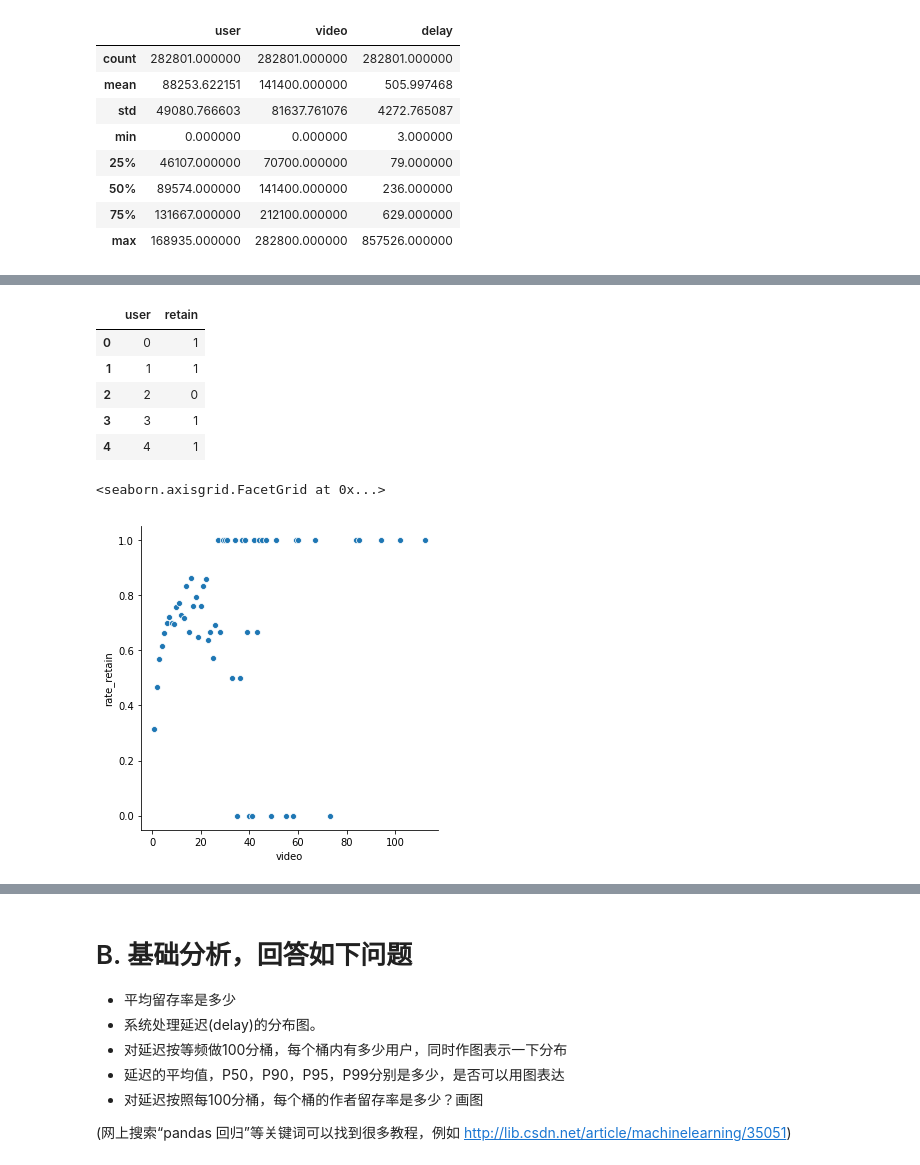
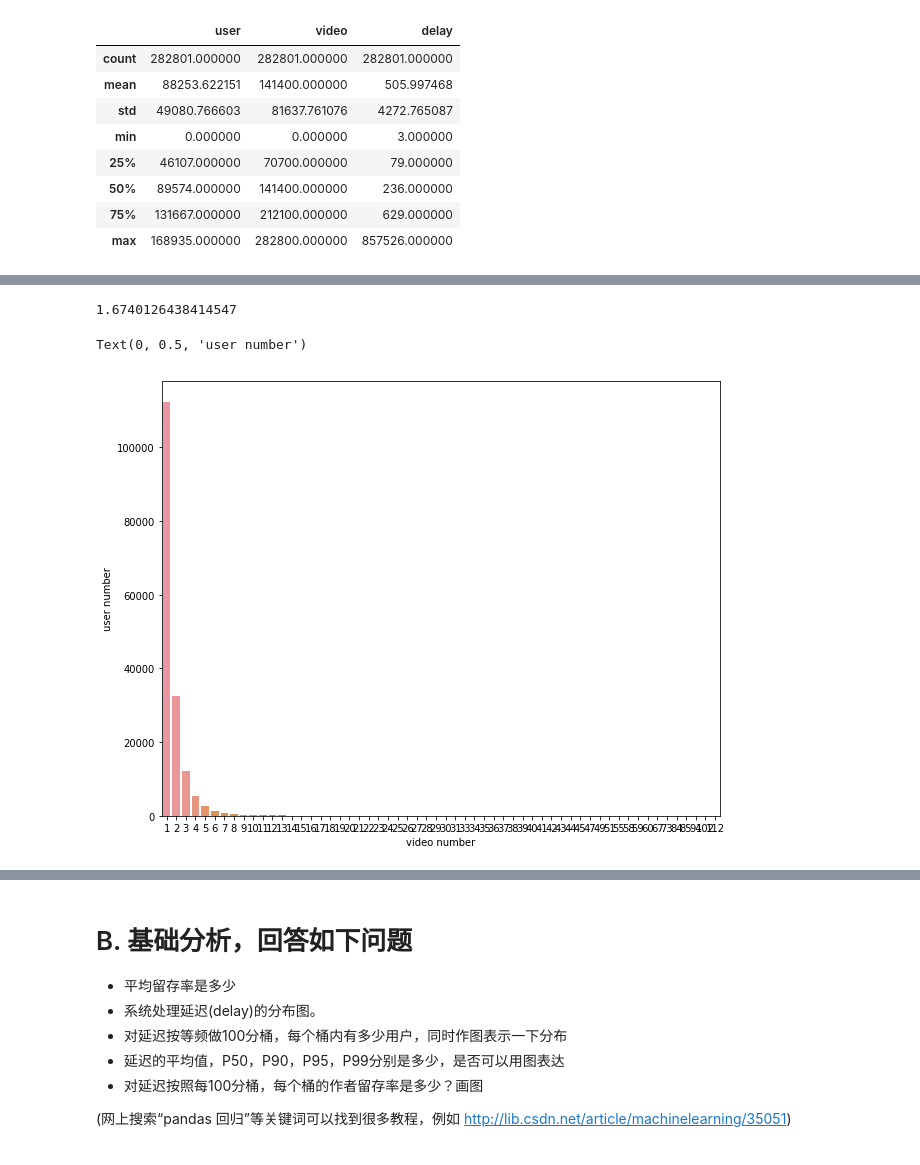
Before and after one commit to guo-sc/LearnAI, a Jupyter notebook: Course/Week03_Matplotlib&Seaborn/第三周线下/Question-Correlation-Analysis-solution.ipynb, the cells around one changed output, grey strips where cells are left out. Drawn from its saved outputs; the diff is of its cells as text; code cells hidden in the pictures.

```diff
--- a/Course/Week03_Matplotlib&Seaborn/第三周线下/Question-Correlation-Analysis-solution.ipynb
+++ b/Course/Week03_Matplotlib&Seaborn/第三周线下/Question-Correlation-Analysis-solution.ipynb
@@ -91,26 +75,8 @@ sns.distplot(data1["video"])
-# %%
-retain.head()
-# %% [output]
-|  | user | retain |
-| 0 | 0 | 1 |
-| 1 | 1 | 1 |
-| 2 | 2 | 0 |
-| 3 | 3 | 1 |
-| 4 | 4 | 1 |
-# %%
-#用户看视频的个数和留存的关系（统计和画图）
-
-data = pd.merge(delay,retain,on="user")
-data.head()
-df = data.groupby("user").agg({"retain":"sum"})["retain"].apply(lambda x : 1 if x > 0 else 0)
-
-df1 = pd.merge(data1,df,on="user")
-df1["rate"] = 1
-df2 = df1.groupby("video").agg({"retain":"sum","rate":"count"})
-df2["rate_retain"]= df2["retain"] / df2["rate"]
-df3 = df2.reset_index()
-df3
-sns.relplot(x = "video",y="rate_retain",data=df3)
-# %% [output]
-<seaborn.axisgrid.FacetGrid at 0x...>
-[figure, removed]
+# %%
+#平均每个用户看多少个video
+
+#求出总的观看视频数/总的用户数
+
+len(delay["video"].unique()) / len(delay["user"].unique())
+# %% [output]
+1.6740126438414547
@@ -116,0 +85,12 @@ sns.relplot(x = "video",y="rate_retain",data=df3)
+# %%
+# 每个用户看video个数的分布(画图)
+#先求出每个用户看的视频个数
+
+df = delay.groupby(by="user").agg({"video":"count"})
+df = df.rename(columns={"video":"video_number"})
+sns.countplot(x = "video_number",data=df)
+plt.xlabel("video number")
+plt.ylabel("user number")
+# %% [output]
+Text(0, 0.5, 'user number')
+[figure, added]
```
Also changed, not shown: parts of 13 cells of this notebook, 24 other files.
